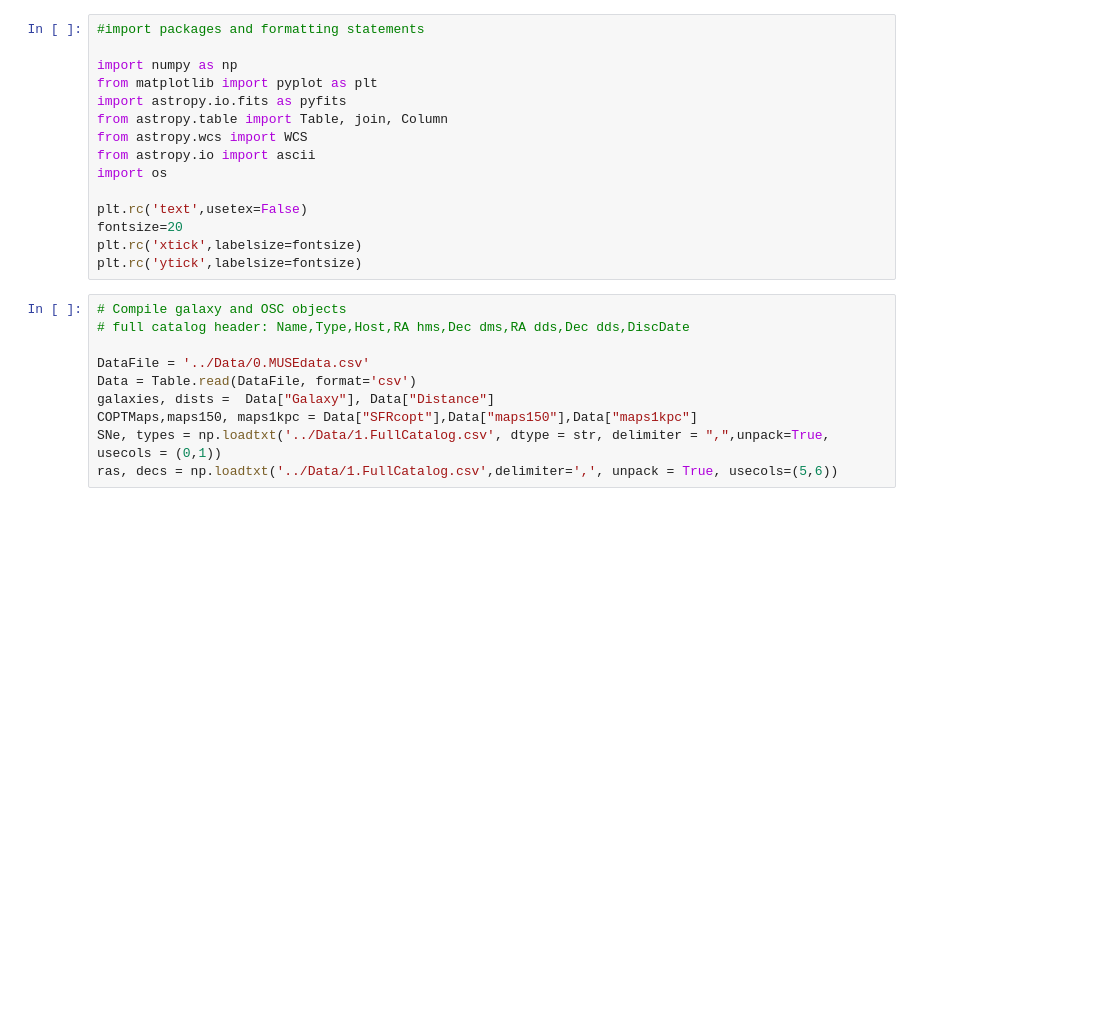
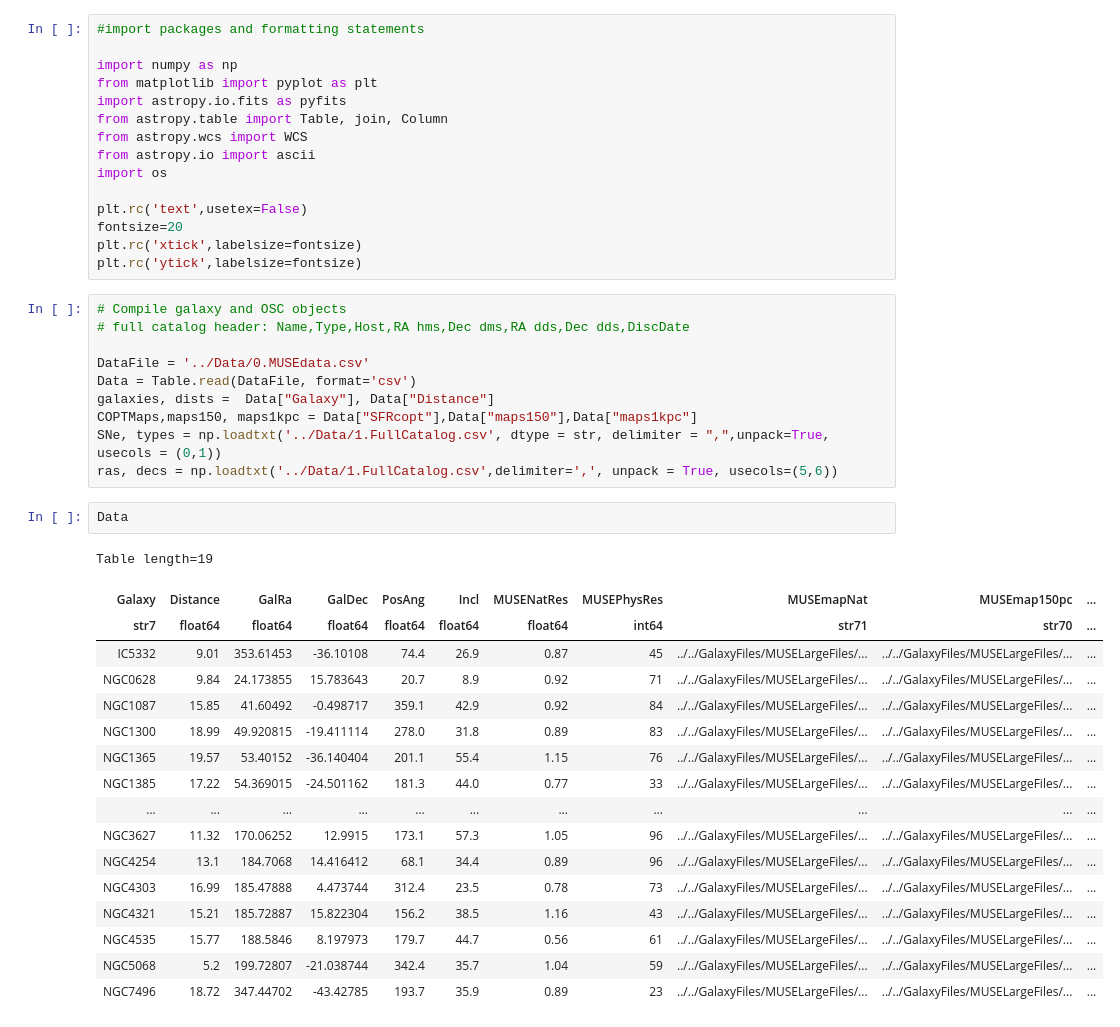
Before and after one commit to NessMayker/SNeHa, a Jupyter notebook: Code/1e.IntensityMeasure.ipynb, the cells around one changed output. Saved outputs shown, nothing was run; the diff lists cells and outputs as text; blank space fills up the shorter version.

```diff
--- a/Code/1e.IntensityMeasure.ipynb
+++ b/Code/1e.IntensityMeasure.ipynb
@@ -28,6 +28,26 @@ galaxies, dists =  Data["Galaxy"], Data["Distance"]
 COPTMaps,maps150, maps1kpc = Data["SFRcopt"],Data["maps150"],Data["maps1kpc"]
 SNe, types = np.loadtxt('../Data/1.FullCatalog.csv', dtype = str, delimiter = ",",unpack=True, usecols = (0,1))
 ras, decs = np.loadtxt('../Data/1.FullCatalog.csv',delimiter=',', unpack = True, usecols=(5,6))
+# %%
+Data
+# %% [output]
+Table length=19
+| Galaxy | Distance | GalRa | GalDec | PosAng | Incl | MUSENatRes | MUSEPhysRes | MUSEmapNat | MUSEmap150pc | ... |
+| str7 | float64 | float64 | float64 | float64 | float64 | float64 | int64 | str71 | str70 | ... |
+| IC5332 | 9.01 | 353.61453 | -36.10108 | 74.4 | 26.9 | 0.87 | 45 | ../../GalaxyFiles/MUSELargeFiles/... | ../../GalaxyFiles/MUSELargeFiles/... | ... |
+| NGC0628 | 9.84 | 24.173855 | 15.783643 | 20.7 | 8.9 | 0.92 | 71 | ../../GalaxyFiles/MUSELargeFiles/... | ../../GalaxyFiles/MUSELargeFiles/... | ... |
+| NGC1087 | 15.85 | 41.60492 | -0.498717 | 359.1 | 42.9 | 0.92 | 84 | ../../GalaxyFiles/MUSELargeFiles/... | ../../GalaxyFiles/MUSELargeFiles/... | ... |
+| NGC1300 | 18.99 | 49.920815 | -19.411114 | 278.0 | 31.8 | 0.89 | 83 | ../../GalaxyFiles/MUSELargeFiles/... | ../../GalaxyFiles/MUSELargeFiles/... | ... |
+| NGC1365 | 19.57 | 53.40152 | -36.140404 | 201.1 | 55.4 | 1.15 | 76 | ../../GalaxyFiles/MUSELargeFiles/... | ../../GalaxyFiles/MUSELargeFiles/... | ... |
+| NGC1385 | 17.22 | 54.369015 | -24.501162 | 181.3 | 44.0 | 0.77 | 33 | ../../GalaxyFiles/MUSELargeFiles/... | ../../GalaxyFiles/MUSELargeFiles/... | ... |
+| ... | ... | ... | ... | ... | ... | ... | ... | ... | ... | ... |
+| NGC3627 | 11.32 | 170.06252 | 12.9915 | 173.1 | 57.3 | 1.05 | 96 | ../../GalaxyFiles/MUSELargeFiles/... | ../../GalaxyFiles/MUSELargeFiles/... | ... |
+| NGC4254 | 13.1 | 184.7068 | 14.416412 | 68.1 | 34.4 | 0.89 | 96 | ../../GalaxyFiles/MUSELargeFiles/... | ../../GalaxyFiles/MUSELargeFiles/... | ... |
+| NGC4303 | 16.99 | 185.47888 | 4.473744 | 312.4 | 23.5 | 0.78 | 73 | ../../GalaxyFiles/MUSELargeFiles/... | ../../GalaxyFiles/MUSELargeFiles/... | ... |
+| NGC4321 | 15.21 | 185.72887 | 15.822304 | 156.2 | 38.5 | 1.16 | 43 | ../../GalaxyFiles/MUSELargeFiles/... | ../../GalaxyFiles/MUSELargeFiles/... | ... |
+| NGC4535 | 15.77 | 188.5846 | 8.197973 | 179.7 | 44.7 | 0.56 | 61 | ../../GalaxyFiles/MUSELargeFiles/... | ../../GalaxyFiles/MUSELargeFiles/... | ... |
+| NGC5068 | 5.2 | 199.72807 | -21.038744 | 342.4 | 35.7 | 1.04 | 59 | ../../GalaxyFiles/MUSELargeFiles/... | ../../GalaxyFiles/MUSELargeFiles/... | ... |
+| NGC7496 | 18.72 | 347.44702 | -43.42785 | 193.7 | 35.9 | 0.89 | 23 | ../../GalaxyFiles/MUSELargeFiles/... | ../../GalaxyFiles/MUSELargeFiles/... | ... |
 # %%
 #Checks if Supernovae are in an image and reports back their x & y coords if in map
 
```
Also changed, not shown: parts of 2 cells of this notebook, 8 other files.
